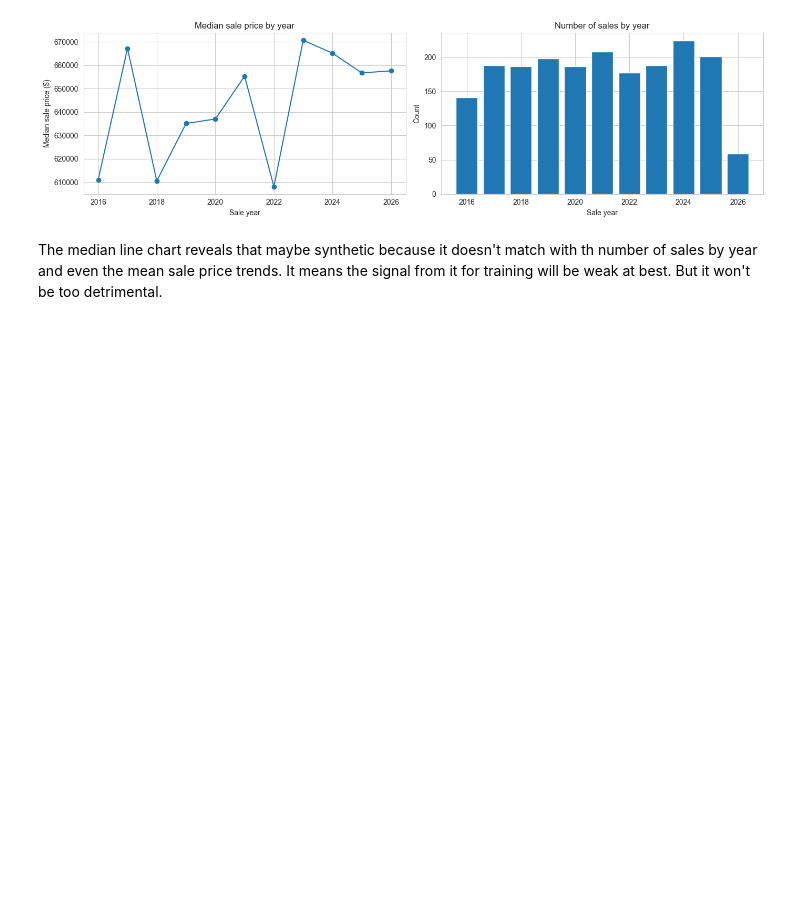
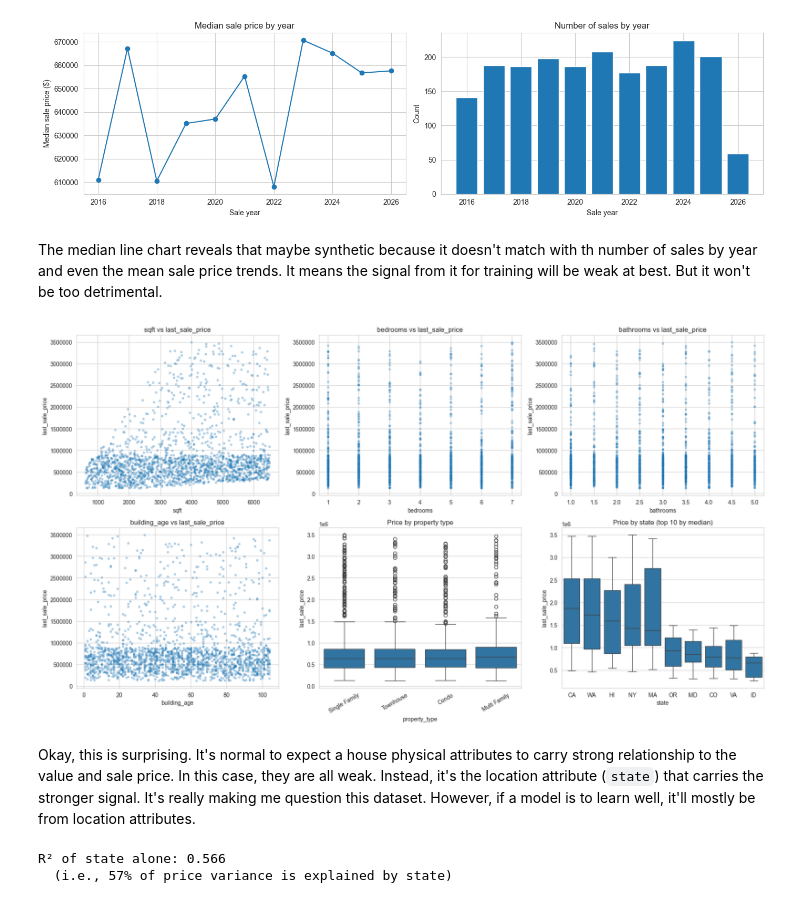
Before and after one commit to michizler/alloy-tower-data-platform, a Jupyter notebook: eda/eda.ipynb, the cells around one changed output. Drawn from its saved outputs; the diff is of its cells as text; code cells hidden in the pictures; blank space fills up the shorter version.

Commit message:
Finished eda on dataset

```diff
--- a/eda/eda.ipynb
+++ b/eda/eda.ipynb
@@ -556,3 +556,44 @@ plt.show()
 [figure]
 # %% [markdown]
 The median line chart reveals that maybe synthetic because it doesn't match with th number of sales by year and even the mean sale price trends. It means the signal from it for training will be weak at best. But it won't be too detrimental.
+# %%
+fig, axes = plt.subplots(2, 3, figsize=(18, 10))
+
+# Numeric scatters
+for ax, col in zip(axes.flat[:4], ["sqft", "bedrooms", "bathrooms", "building_age"]):
+    ax.scatter(alloy_clean[col], alloy_clean["last_sale_price"], alpha=0.3, s=10)
+    ax.set_xlabel(col)
+    ax.set_ylabel("last_sale_price")
+    ax.set_title(f"{col} vs last_sale_price")
+    ax.ticklabel_format(style="plain", axis="y")
+
+# Categorical boxplots
+sns.boxplot(data=alloy_clean, x="property_type", y="last_sale_price", ax=axes[1, 1])
+axes[1, 1].set_title("Price by property type")
+axes[1, 1].tick_params(axis="x", rotation=30)
+
+# Top 10 states by median price
+top_states = alloy_clean.groupby("state")["last_sale_price"].median().sort_values(ascending=False).head(10).index
+sns.boxplot(data=alloy_clean[alloy_clean["state"].isin(top_states)], x="state", y="last_sale_price",
+            order=top_states, ax=axes[1, 2])
+axes[1, 2].set_title("Price by state (top 10 by median)")
+
+plt.tight_layout()
+plt.show()
+# %% [output]
+[figure, added]
+# %% [markdown]
+Okay, this is surprising. It's normal to expect a house physical attributes to carry strong relationship to the value and sale price. In this case, they are all weak. Instead, it's the location attribute (`state`) that carries the stronger signal. It's really making me question this dataset. However, if a model is to learn well, it'll mostly be from location attributes.
+# %%
+# A little check before I continue
+# How much variance in price is explained by state alone?
+state_means = alloy_clean.groupby("state")["last_sale_price"].mean()
+overall_mean = alloy_clean["last_sale_price"].mean()
+between_var = ((state_means - overall_mean)**2 * alloy_clean["state"].value_counts()).sum()
+total_var = ((alloy_clean["last_sale_price"] - overall_mean)**2).sum()
+r_squared_state_only = between_var / total_var
+print(f"R² of state alone: {r_squared_state_only:.3f}")
+print(f"  (i.e., {r_squared_state_only*100:.0f}% of price variance is explained by state)")
+# %% [output]
+R² of state alone: 0.566
+  (i.e., 57% of price variance is explained by state)
```
Also changed, not shown: parts of 4 cells of this notebook, 2 other files.
